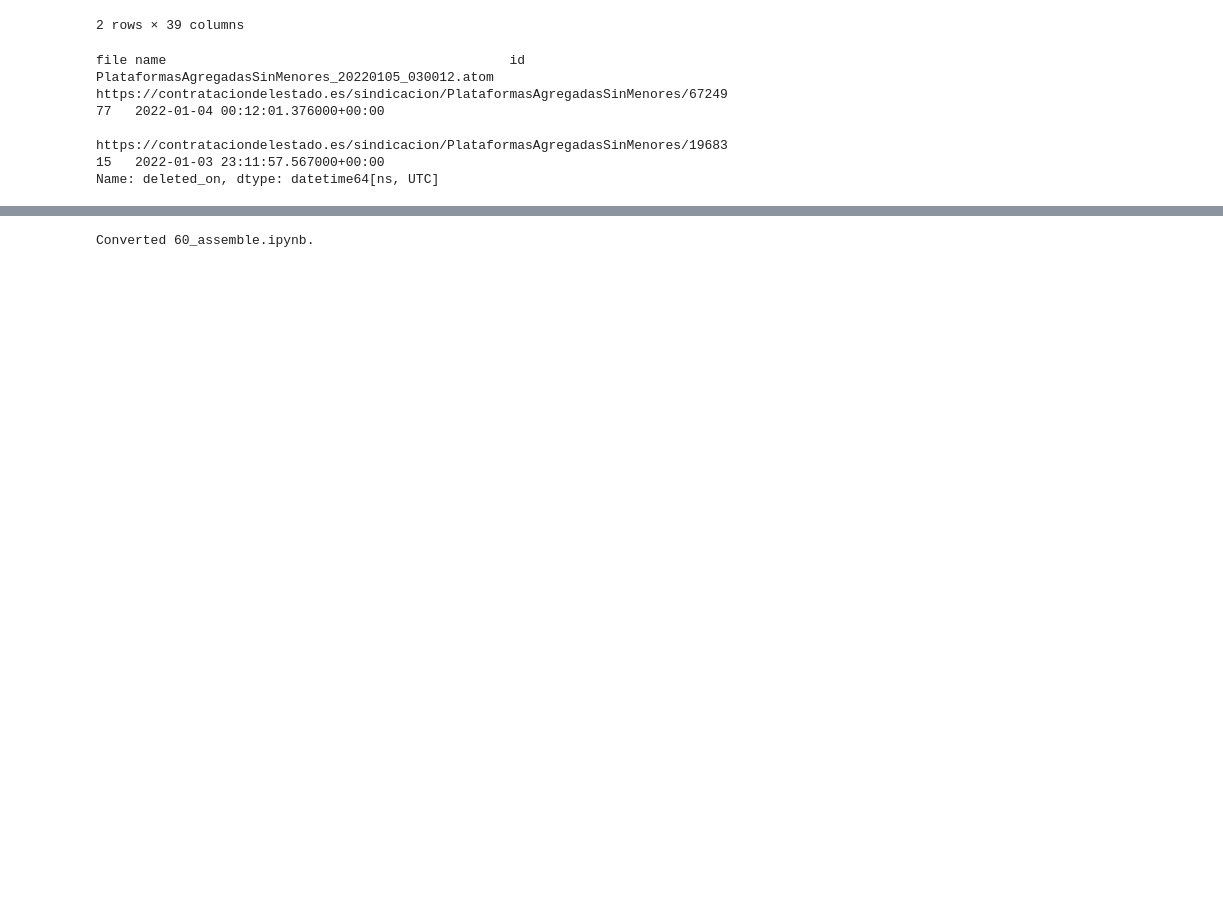
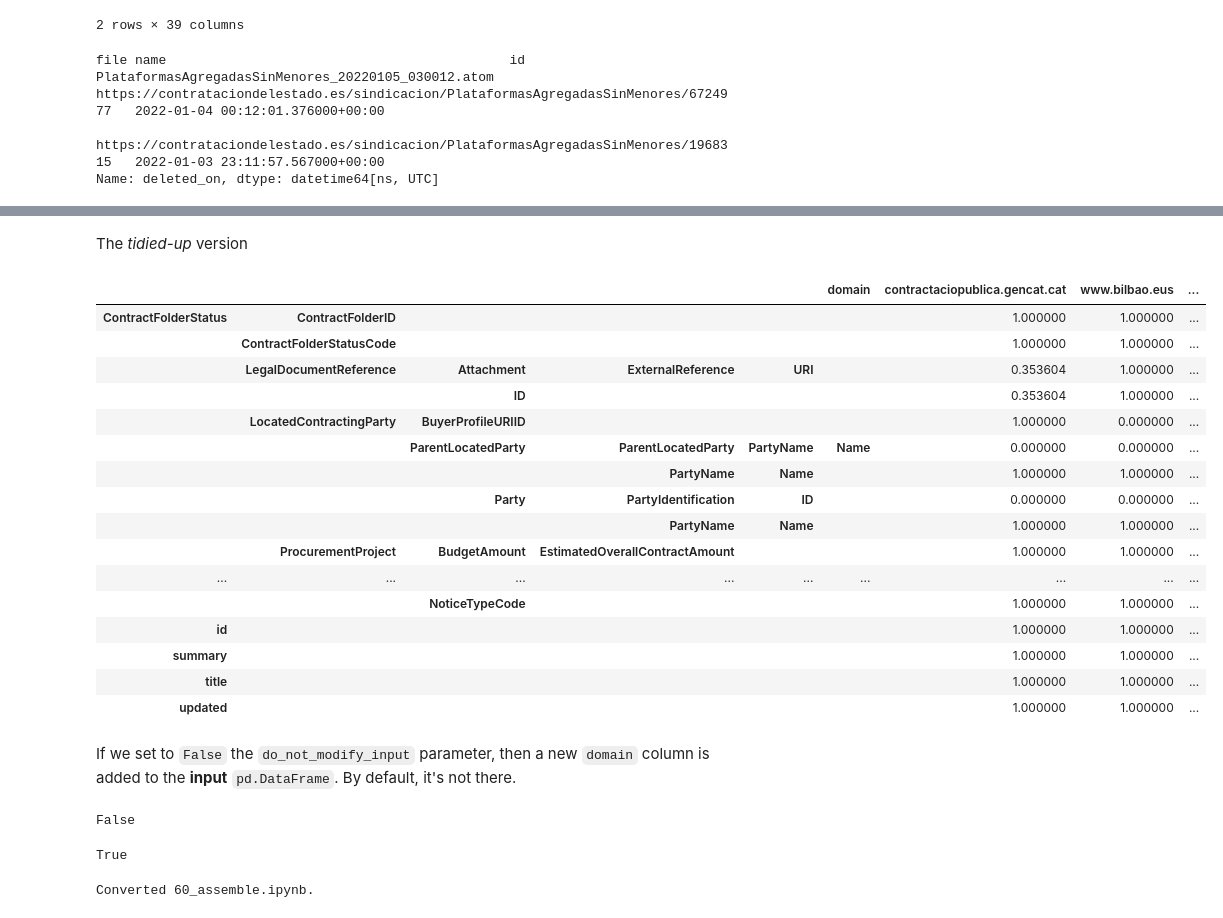
Before and after one commit to manuvazquez/dlsproc, a Jupyter notebook: 60_assemble.ipynb, the cells around one changed output, grey strips where cells are left out. Cells and saved outputs as stored; diff of their text form; code cells hidden in the pictures; blank space fills up the shorter version.

Commit message:
- 60_assemble.ipynb     - added "sparsity"

```diff
--- a/60_assemble.ipynb
+++ b/60_assemble.ipynb
@@ -396,0 +402,29 @@ Name: deleted_on, dtype: datetime64[ns, UTC]
+# %%
+# export
+def sparsity(df: pd.DataFrame, tidy_up: bool = False, do_not_modify_input: bool = True) -> pd.DataFrame:
+    "Ratio of completeness for every (identified) administration"
+
+    # a new `Domain` column is added
+    df['domain'] = dlsproc.parse.domain(df)
+
+    # it is used for grouping
+    domain_grouped_df = df.groupby('domain', dropna=False)
+
+    # for the sake of convenience
+    domain_col = dlsproc.hier.pad_col_levels(df, ['domain'])
+
+    # for every group we ascertain which elements (across every column) are not null (still a pd.DataFrame),
+    # and then summarize it (one value per group and column) with mean (ratio of filled-in values)
+    filled_in_ratio_df = domain_grouped_df.apply(
+        lambda x: x.notnull().mean()).drop(domain_col, axis=1)
+
+    if tidy_up:
+
+        filled_in_ratio_df = filled_in_ratio_df.sort_index(axis=1).T
+
+    if do_not_modify_input:
+
+        # the added column is dropped
+        df.drop(domain_col, axis=1, inplace=True)
+
+    return filled_in_ratio_df
@@ -397,3 +449,36 @@ Name: deleted_on, dtype: datetime64[ns, UTC]
+# %% [markdown]
+The *tidied-up* version
+# %%
+sparsity(df, tidy_up=True)
+# %% [output]
+|  |  |  |  |  | domain | contractaciopublica.gencat.cat | www.bilbao.eus | ... |
+| ContractFolderStatus | ContractFolderID |  |  |  |  | 1.000000 | 1.000000 | ... |
+|  | ContractFolderStatusCode |  |  |  |  | 1.000000 | 1.000000 | ... |
+|  | LegalDocumentReference | Attachment | ExternalReference | URI |  | 0.353604 | 1.000000 | ... |
+|  |  | ID |  |  |  | 0.353604 | 1.000000 | ... |
+|  | LocatedContractingParty | BuyerProfileURIID |  |  |  | 1.000000 | 0.000000 | ... |
+|  |  | ParentLocatedParty | ParentLocatedParty | PartyName | Name | 0.000000 | 0.000000 | ... |
+|  |  |  | PartyName | Name |  | 1.000000 | 1.000000 | ... |
+|  |  | Party | PartyIdentification | ID |  | 0.000000 | 0.000000 | ... |
+|  |  |  | PartyName | Name |  | 1.000000 | 1.000000 | ... |
+|  | ProcurementProject | BudgetAmount | EstimatedOverallContractAmount |  |  | 1.000000 | 1.000000 | ... |
+| ... | ... | ... | ... | ... | ... | ... | ... | ... |
+|  |  | NoticeTypeCode |  |  |  | 1.000000 | 1.000000 | ... |
+| id |  |  |  |  |  | 1.000000 | 1.000000 | ... |
+| summary |  |  |  |  |  | 1.000000 | 1.000000 | ... |
+| title |  |  |  |  |  | 1.000000 | 1.000000 | ... |
+| updated |  |  |  |  |  | 1.000000 | 1.000000 | ... |
+# %% [markdown]
+If we set to `False` the `do_not_modify_input` parameter, then a new `domain` column is added to the **input** `pd.DataFrame`. By default, it's not there.
+# %%
+'domain' in df.columns
+# %% [output]
+False
+# %%
+sparsity(df, do_not_modify_input=False)
+'domain' in df.columns
+# %% [output]
+True
 # %%
 # hide
 import nbdev.export
```
Also changed, not shown: parts of 8 cells of this notebook, 8 other files.
